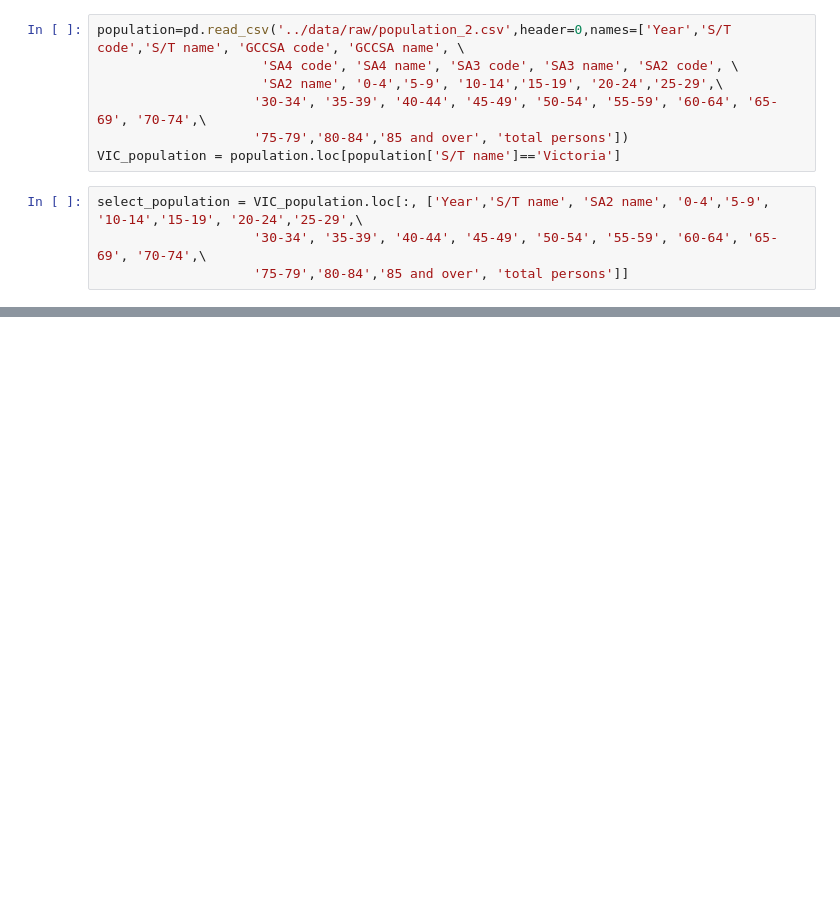
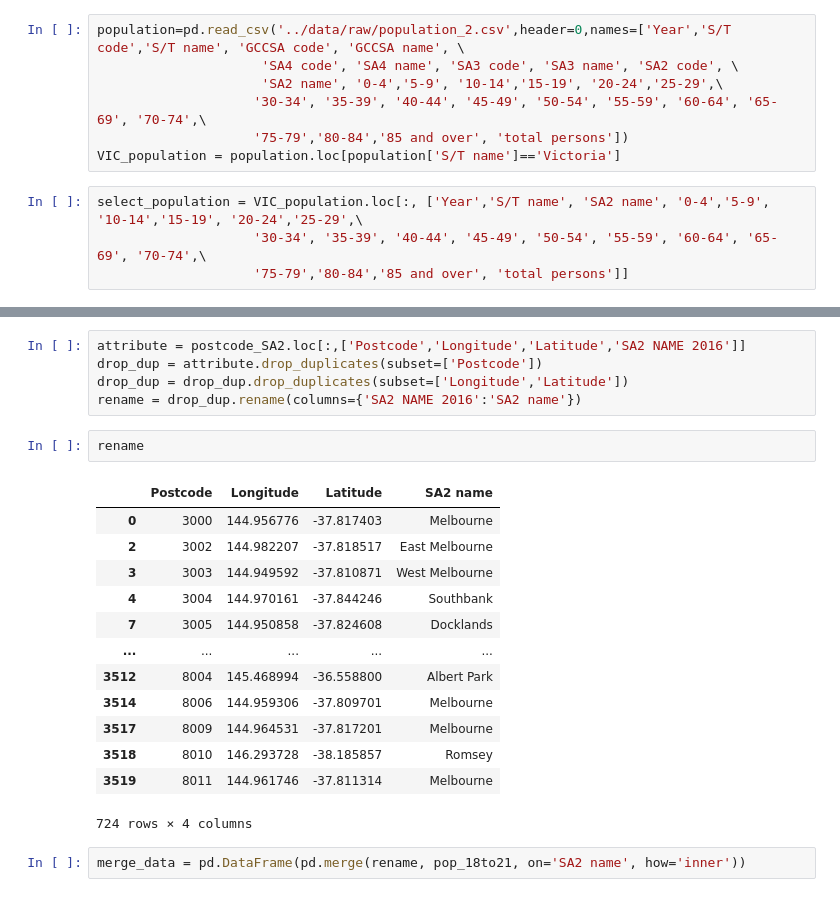
Before and after one commit to MAST30034-Applied-Data-Science/generic-real-estate-consulting-project-group-55, a Jupyter notebook: notebooks/external_data_preprocess.ipynb, the cells around one changed output, grey strips where cells are left out. Saved outputs shown, nothing was run; the diff lists cells and outputs as text; blank space fills up the shorter version.

```diff
--- a/notebooks/external_data_preprocess.ipynb
+++ b/notebooks/external_data_preprocess.ipynb
@@ -154 +188,24 @@ select_population = VIC_population.loc[:, ['Year','S/T name', 'SA2 name', '0-4',
+# %%
+attribute = postcode_SA2.loc[:,['Postcode','Longitude','Latitude','SA2 NAME 2016']]
+drop_dup = attribute.drop_duplicates(subset=['Postcode'])
+drop_dup = drop_dup.drop_duplicates(subset=['Longitude','Latitude'])
+rename = drop_dup.rename(columns={'SA2 NAME 2016':'SA2 name'})
+# %%
+rename
+# %% [output]
+|  | Postcode | Longitude | Latitude | SA2 name |
+| 0 | 3000 | 144.956776 | -37.817403 | Melbourne |
+| 2 | 3002 | 144.982207 | -37.818517 | East Melbourne |
+| 3 | 3003 | 144.949592 | -37.810871 | West Melbourne |
+| 4 | 3004 | 144.970161 | -37.844246 | Southbank |
+| 7 | 3005 | 144.950858 | -37.824608 | Docklands |
+| ... | ... | ... | ... | ... |
+| 3512 | 8004 | 145.468994 | -36.558800 | Albert Park |
+| 3514 | 8006 | 144.959306 | -37.809701 | Melbourne |
+| 3517 | 8009 | 144.964531 | -37.817201 | Melbourne |
+| 3518 | 8010 | 146.293728 | -38.185857 | Romsey |
+| 3519 | 8011 | 144.961746 | -37.811314 | Melbourne |
+724 rows × 4 columns
+# %%
+merge_data = pd.DataFrame(pd.merge(rename, pop_18to21, on='SA2 name', how='inner'))
 # %%
```
Also changed, not shown: parts of 4 cells of this notebook.
